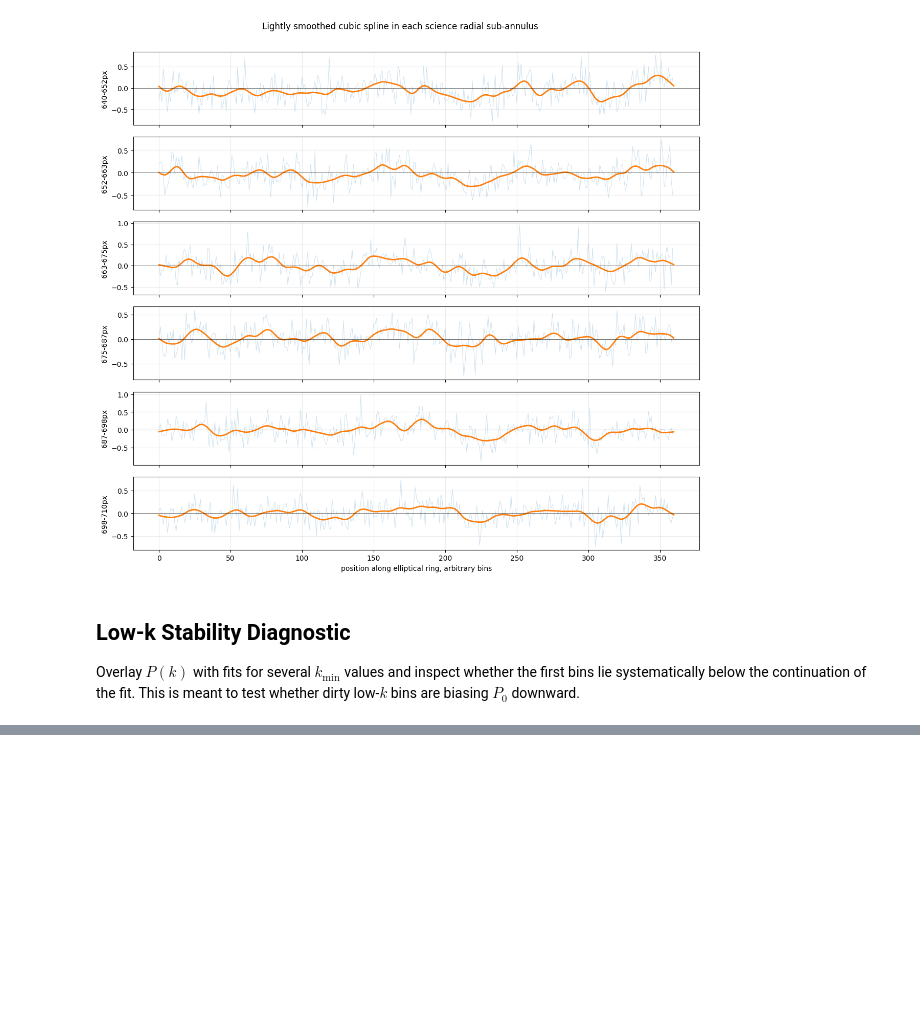
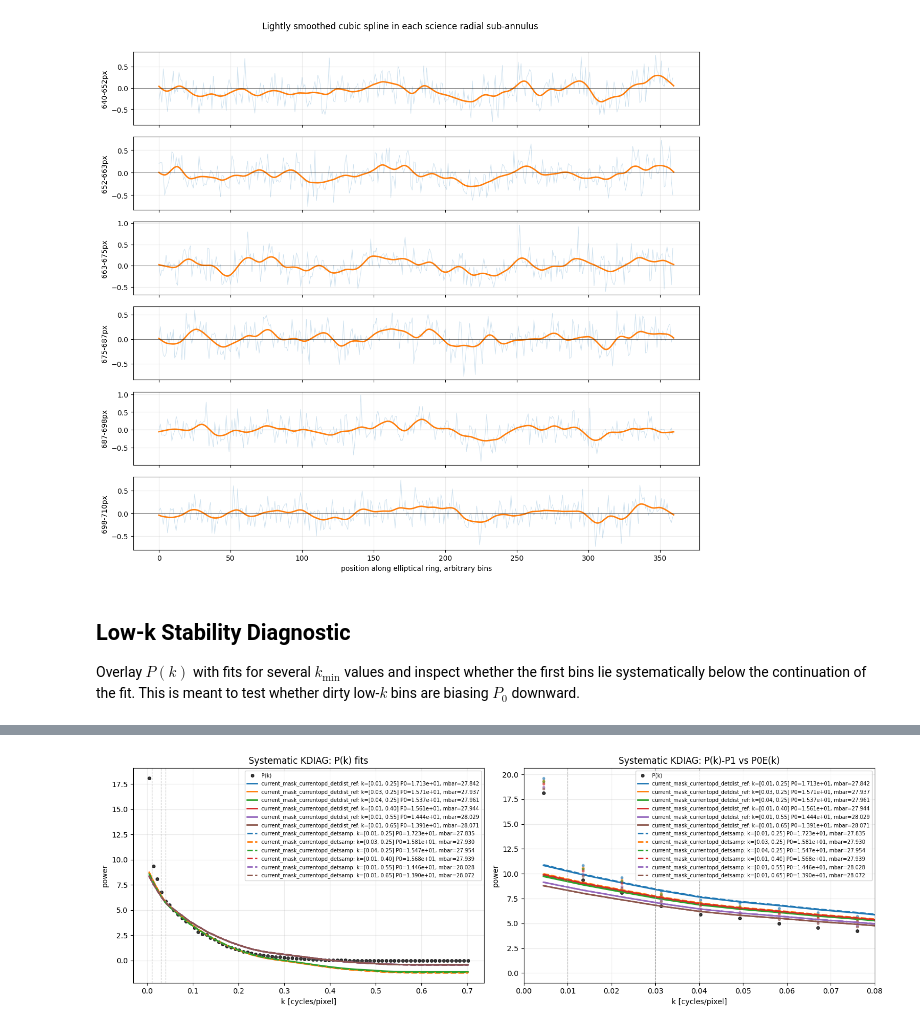
Before and after one commit to Saharochekl/course-work_4-SBF, a Jupyter notebook: code/sbf-1.ipynb, the cells around one changed output, grey strips where cells are left out. Saved outputs shown, nothing was run; the diff lists cells and outputs as text; code cells hidden in the pictures; blank space fills up the shorter version.

```diff
--- a/code/sbf-1.ipynb
+++ b/code/sbf-1.ipynb
@@ -6940,0 +7030,9 @@ display(df_pk_model_component)
+# %%
+print("running systematic KDIAG branch suite...")
+
+systematic_kdiag_bundle = run_systematic_kdiag_suite(globals(), systematic_assets)
+df_systematic_kdiag_summary = systematic_kdiag_bundle["df_summary"]
+df_systematic_kdiag_lowbins = systematic_kdiag_bundle["df_lowbins"]
+
+print(f"[SYS-KDIAG] summary rows = {len(df_systematic_kdiag_summary)}")
+display(df_systematic_kdiag_summary)
@@ -6940,0 +7055,15 @@ display(df_pk_model_component)
+# %%
+print("saving/displaying systematic KDIAG comparisons...")
+
+sys_kdiag_summary_path = out_dir / f"{stem}_systematics_kdiag_summary.csv"
+sys_kdiag_lowbins_path = out_dir / f"{stem}_systematics_kdiag_lowbins.csv"
+
+df_systematic_kdiag_summary.to_csv(sys_kdiag_summary_path, index=False)
+df_systematic_kdiag_lowbins.to_csv(sys_kdiag_lowbins_path, index=False)
+
+print(f"[OUT] systematic KDIAG summary -> {sys_kdiag_summary_path}")
+print(f"[OUT] systematic KDIAG lowbins -> {sys_kdiag_lowbins_path}")
+
+plot_systematic_kdiag(systematic_kdiag_bundle, zoom_max=globals().get("KDIAG_K_ZOOM_MAX", 0.08))
+display(df_systematic_kdiag_lowbins)
+# %% [output]
@@ -6940,0 +7073 @@ display(df_pk_model_component)
+[figure, added]
```
Also changed, not shown: parts of 51 cells of this notebook, 6 other files.
